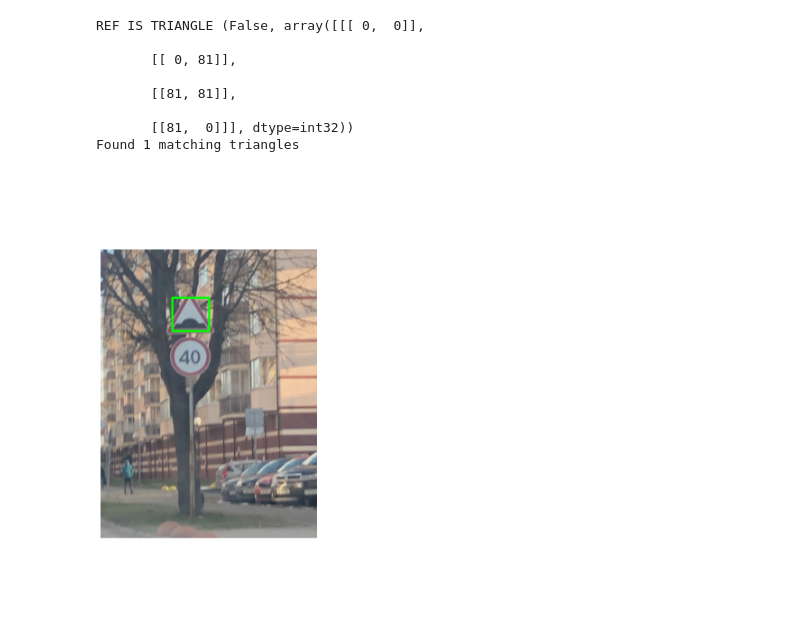
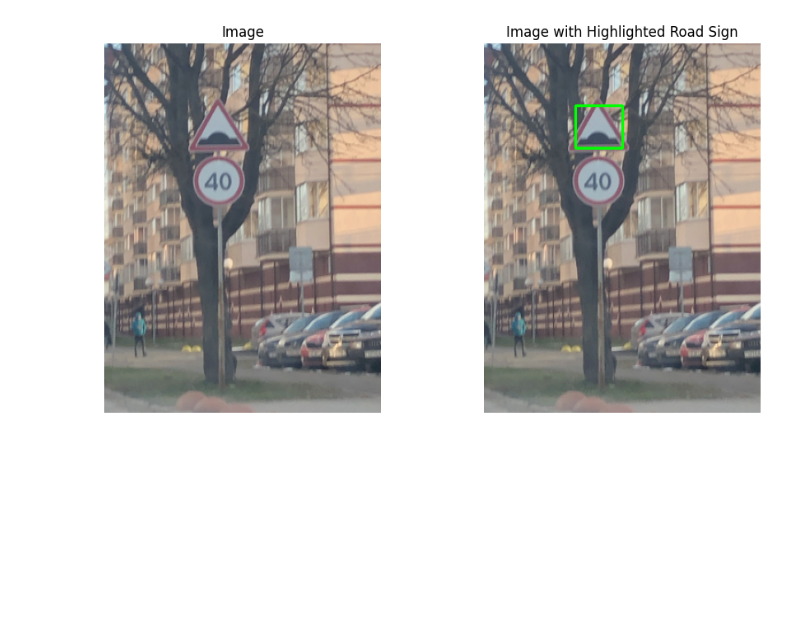
Before and after one commit to nmzein/cs413, a Jupyter notebook: q1.ipynb, the cells around one changed output. Cells and saved outputs as stored; diff of their text form; code cells hidden in the pictures; blank space fills up the shorter version.

```diff
--- a/q1.ipynb
+++ b/q1.ipynb
@@ -11,6 +11,10 @@ sign_image_path = os.path.join(data_dir, "rh_sign.jpg")
 
 scene_image = cv2.imread(scene_image_path)
 sign_image = cv2.imread(sign_image_path)
+
+
+def bgr_to_rgb(image):
+    return cv2.cvtColor(image, cv2.COLOR_BGR2RGB)
 # %%
 def plot_images(images, titles=None, cols=3, figsize=(15, 10)):
     # Number of images
@@ -56,7 +60,6 @@ def get_reference_contour(sign_image):
     cv2.drawContours(thresh, contours, -1, (0,255,0), 2)
     reference_contour = max(contours, key=cv2.contourArea)
 
-    print("REF IS TRIANGLE", is_triangle(reference_contour))
     return reference_contour, thresh
 
 
@@ -189,26 +192,23 @@ def locate_rh_sign(sign_image, scene_image):
         plt.savefig('contour_matching_debug.jpg')
         plt.close()
 
-    return [(x, y, w, h)] if best_detection else []
+    return (x, y, w, h) if best_detection else None
 # %%
-detections = locate_rh_sign(sign_image, scene_image)
+detection = locate_rh_sign(sign_image, scene_image)
 
-if detections:
-    print(f"Found {len(detections)} matching triangles")
+if detection:
+    x, y, w, h = detection
 
-    for (x, y, w, h) in detections:
-        cv2.rectangle(scene_image, (x, y), (x+w, y+h), (0, 255, 0), 2)
+    final_image = scene_image.copy()
+    cv2.rectangle(final_image, (x, y), (x + w, y + h), (0, 255, 0), 2)
 
-    plot_images([cv2.cvtColor(scene_image, cv2.COLOR_BGR2RGB)])
+    plot_images(
+        images=[bgr_to_rgb(scene_image), bgr_to_rgb(final_image)],
+        titles=["Image", "Image with Highlighted Road Sign"],
+        cols=2,
+        figsize=(10, 5)
+    )
 else:
     print("No triangles detected")
 # %% [output]
-REF IS TRIANGLE (False, array([[[ 0,  0]],
-
-       [[ 0, 81]],
-
-       [[81, 81]],
-
-       [[81,  0]]], dtype=int32))
-Found 1 matching triangles
-[figure, old version]
+[figure, new version]
```
Also changed, not shown: 5 other files.
